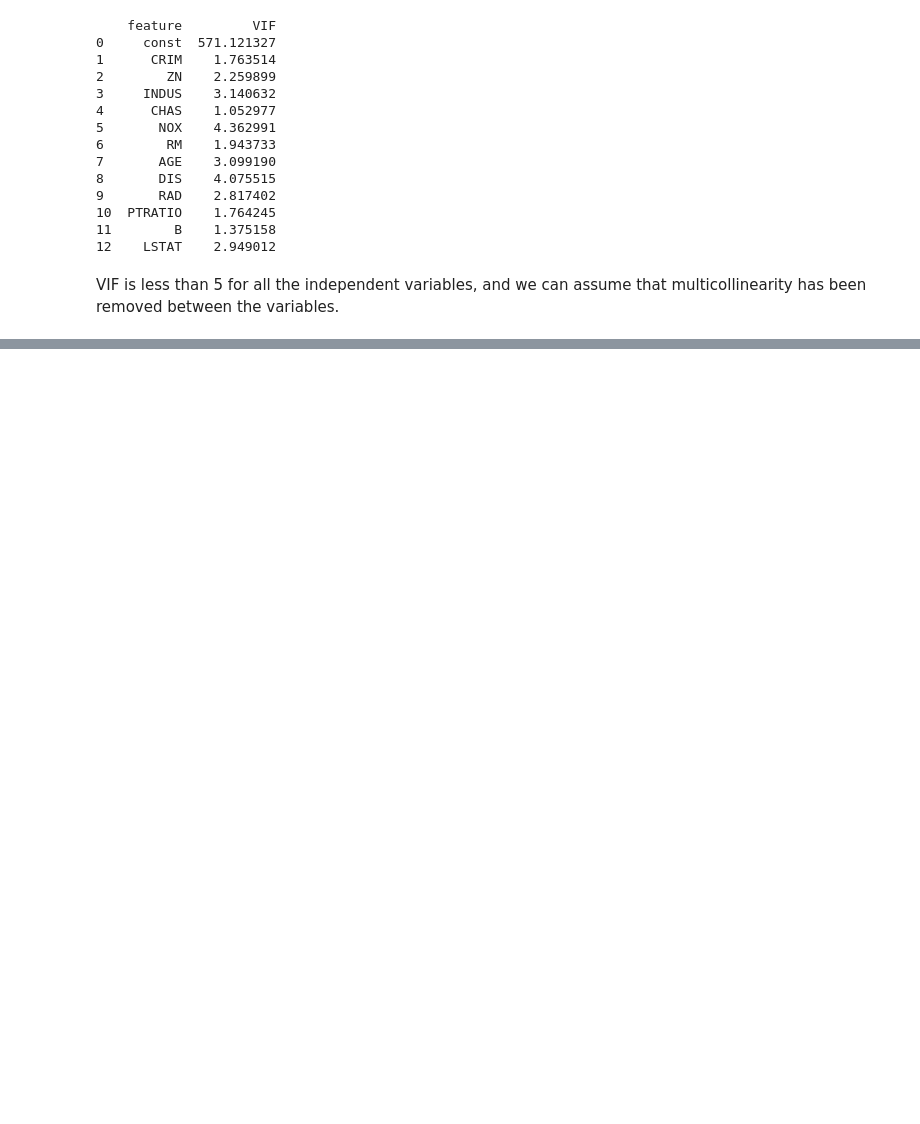
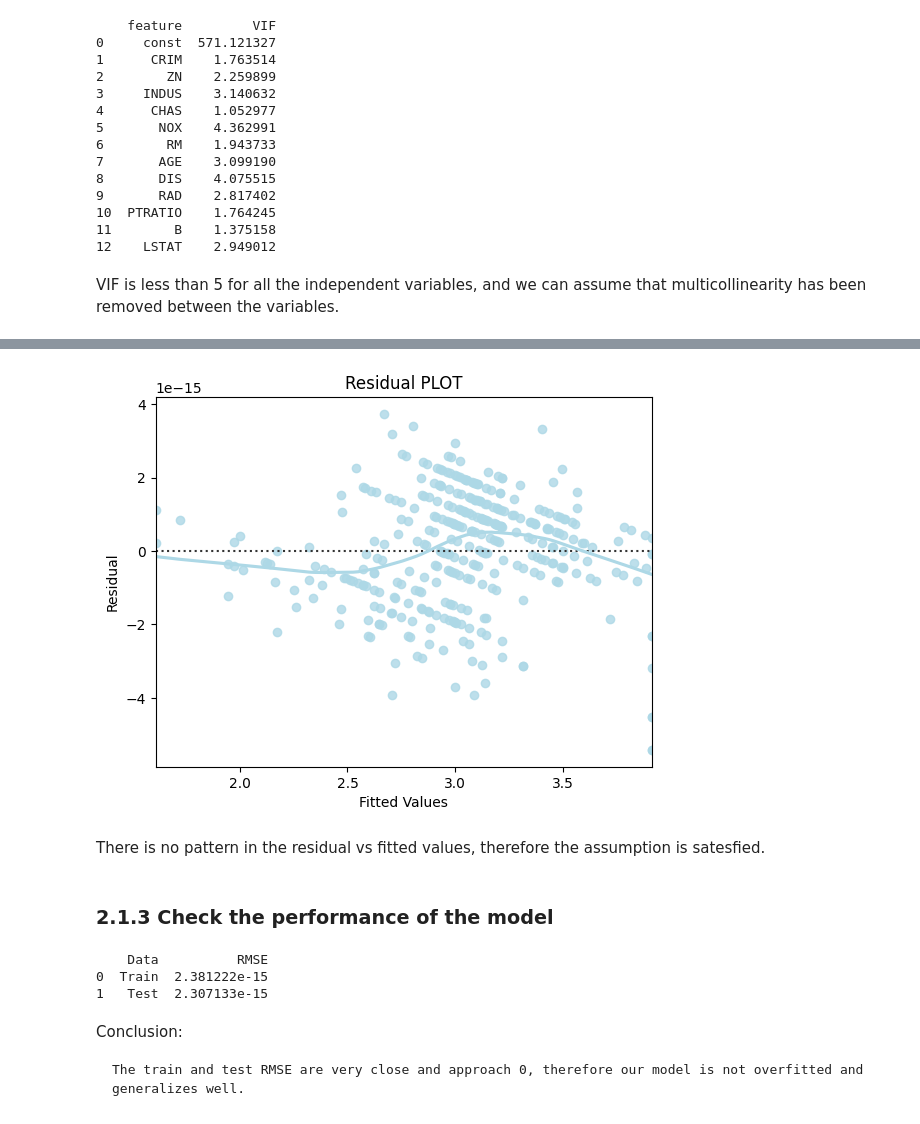
Before and after one commit to LIU-Alessia/Neural-Network-USTC, a Jupyter notebook: hw1/regression.ipynb, the cells around one changed output, grey strips where cells are left out. Saved outputs shown, nothing was run; the diff lists cells and outputs as text; code cells hidden in the pictures; blank space fills up the shorter version.

Commit message:
data analysis and linear regression model

```diff
--- a/hw1/regression.ipynb
+++ b/hw1/regression.ipynb
@@ -205,0 +247,16 @@ VIF is less than 5 for all the independent variables, and we can assume that mul
+# %%
+# Create the model after dropping columns 'MEDV', 'MEDV_log', 'TAX', 'ZN', 'AGE', 'INDUS' from df DataFrame
+Y = df['MEDV_log']
+
+X = df.drop(['ZN','AGE','INDUS'], axis=1)
+
+X = sm.add_constant(X)
+
+# Splitting the data in 70:30 ratio of train to test data
+X_train, X_test, y_train, y_test = train_test_split(X, Y, test_size = 0.30 , random_state = 1)
+
+# Create the model
+model2 = sm.OLS(y_train,X_train).fit()
+
+# Get the model summary
+model2.summary()
@@ -205,0 +306,4 @@ VIF is less than 5 for all the independent variables, and we can assume that mul
+# %%
+residuals = model2.resid
+
+np.mean(residuals)
@@ -205,0 +335,60 @@ VIF is less than 5 for all the independent variables, and we can assume that mul
+# %%
+# Predicted values
+fitted = model2.fittedvalues
+
+# sns.set_style("whitegrid")
+sns.residplot(x = fitted, y = residuals, color = "lightblue", lowess = True)
+
+plt.xlabel("Fitted Values")
+
+plt.ylabel("Residual")
+
+plt.title("Residual PLOT")
+
+plt.show()
+# %% [output]
+[figure, added]
+# %% [markdown]
+There is no pattern in the residual vs fitted values, therefore the assumption is satesfied.
+# %% [markdown]
+### 2.1.3 Check the performance of the model
+# %%
+# RMSE
+def rmse(predictions, targets):
+    return np.sqrt(((targets - predictions) ** 2).mean())
+
+# Model Performance on test and train data
+def model_pref(olsmodel, x_train, x_test):
+
+    # In-sample Prediction
+    y_pred_train = olsmodel.predict(x_train)
+    y_observed_train = y_train
+
+    # Prediction on test data
+    y_pred_test = olsmodel.predict(x_test)
+    y_observed_test = y_test
+
+    print(
+        pd.DataFrame(
+            {
+                "Data": ["Train", "Test"],
+                "RMSE": [
+                    rmse(y_pred_train, y_observed_train),
+                    rmse(y_pred_test, y_observed_test),
+                ],
+
+            }
+        )
+    )
+
+
+# Checking model performance
+model_pref(model2, X_train, X_test)
+# %% [output]
+    Data          RMSE
+0  Train  2.381222e-15
+1   Test  2.307133e-15
+# %% [markdown]
+Conclusion:
+
+    The train and test RMSE are very close and approach 0, therefore our model is not overfitted and generalizes well.
```
Also changed, not shown: parts of 29 cells of this notebook.
